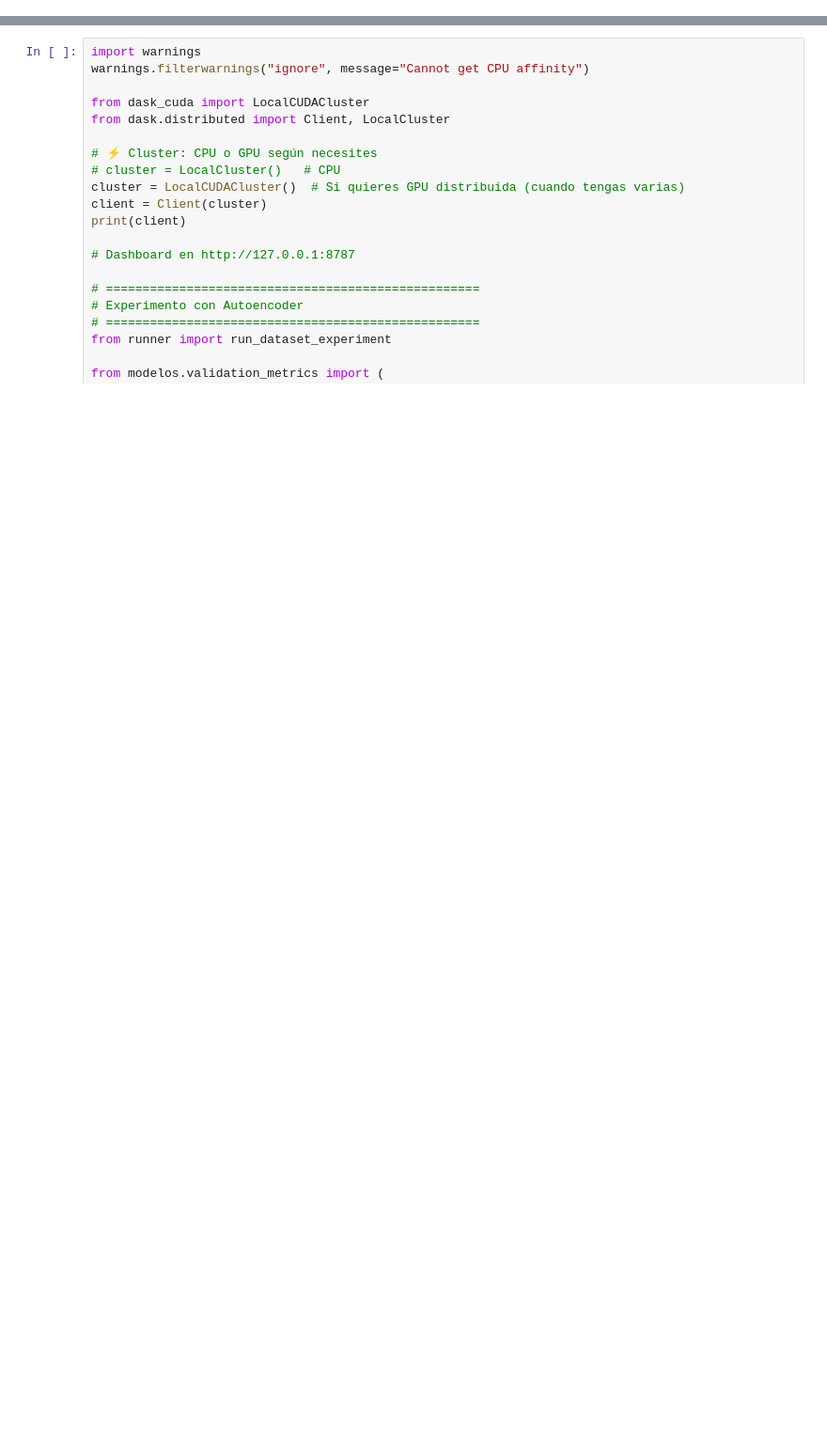
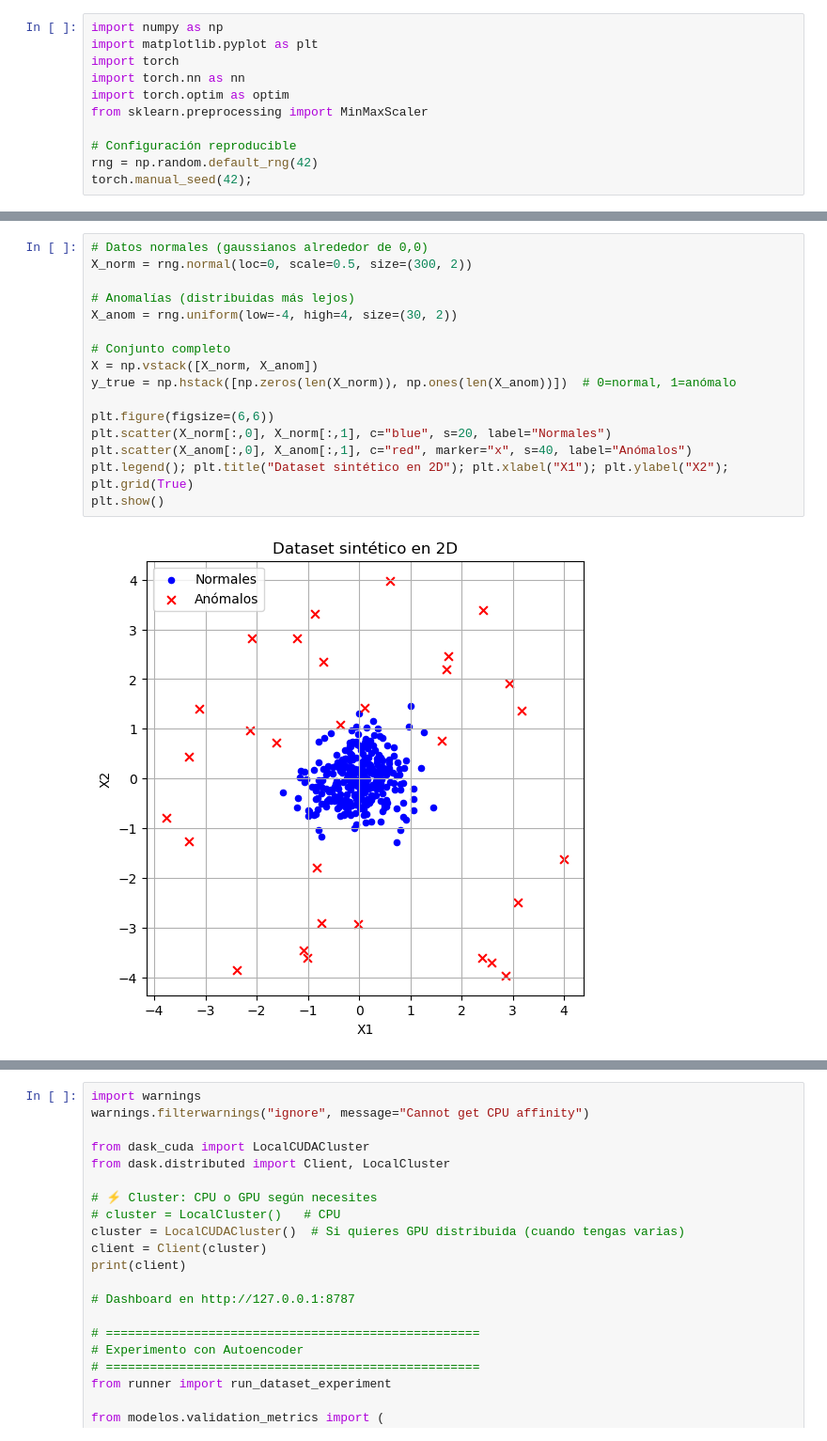
Before and after one commit to PabloAC04/MDF-ANOMALY-DETECTION, a Jupyter notebook: 08_autoencoders.ipynb, the cells around one changed output, grey strips where cells are left out. Shown: that part at 94% size. Drawn from its saved outputs; the diff is of its cells as text; blank space fills up the shorter version.

```diff
--- a/08_autoencoders.ipynb
+++ b/08_autoencoders.ipynb
@@ -98,0 +75,11 @@ El error de reconstrucción crecerá significativamente en ese punto, lo que per
+# %%
+import numpy as np
+import matplotlib.pyplot as plt
+import torch
+import torch.nn as nn
+import torch.optim as optim
+from sklearn.preprocessing import MinMaxScaler
+
+# Configuración reproducible
+rng = np.random.default_rng(42)
+torch.manual_seed(42);
@@ -98,0 +94,18 @@ El error de reconstrucción crecerá significativamente en ese punto, lo que per
+# %%
+# Datos normales (gaussianos alrededor de 0,0)
+X_norm = rng.normal(loc=0, scale=0.5, size=(300, 2))
+
+# Anomalías (distribuidas más lejos)
+X_anom = rng.uniform(low=-4, high=4, size=(30, 2))
+
+# Conjunto completo
+X = np.vstack([X_norm, X_anom])
+y_true = np.hstack([np.zeros(len(X_norm)), np.ones(len(X_anom))])  # 0=normal, 1=anómalo
+
+plt.figure(figsize=(6,6))
+plt.scatter(X_norm[:,0], X_norm[:,1], c="blue", s=20, label="Normales")
+plt.scatter(X_anom[:,0], X_anom[:,1], c="red", marker="x", s=40, label="Anómalos")
+plt.legend(); plt.title("Dataset sintético en 2D"); plt.xlabel("X1"); plt.ylabel("X2"); plt.grid(True)
+plt.show()
+# %% [output]
+[figure, added]
```
Also changed, not shown: parts of 28 cells of this notebook.
